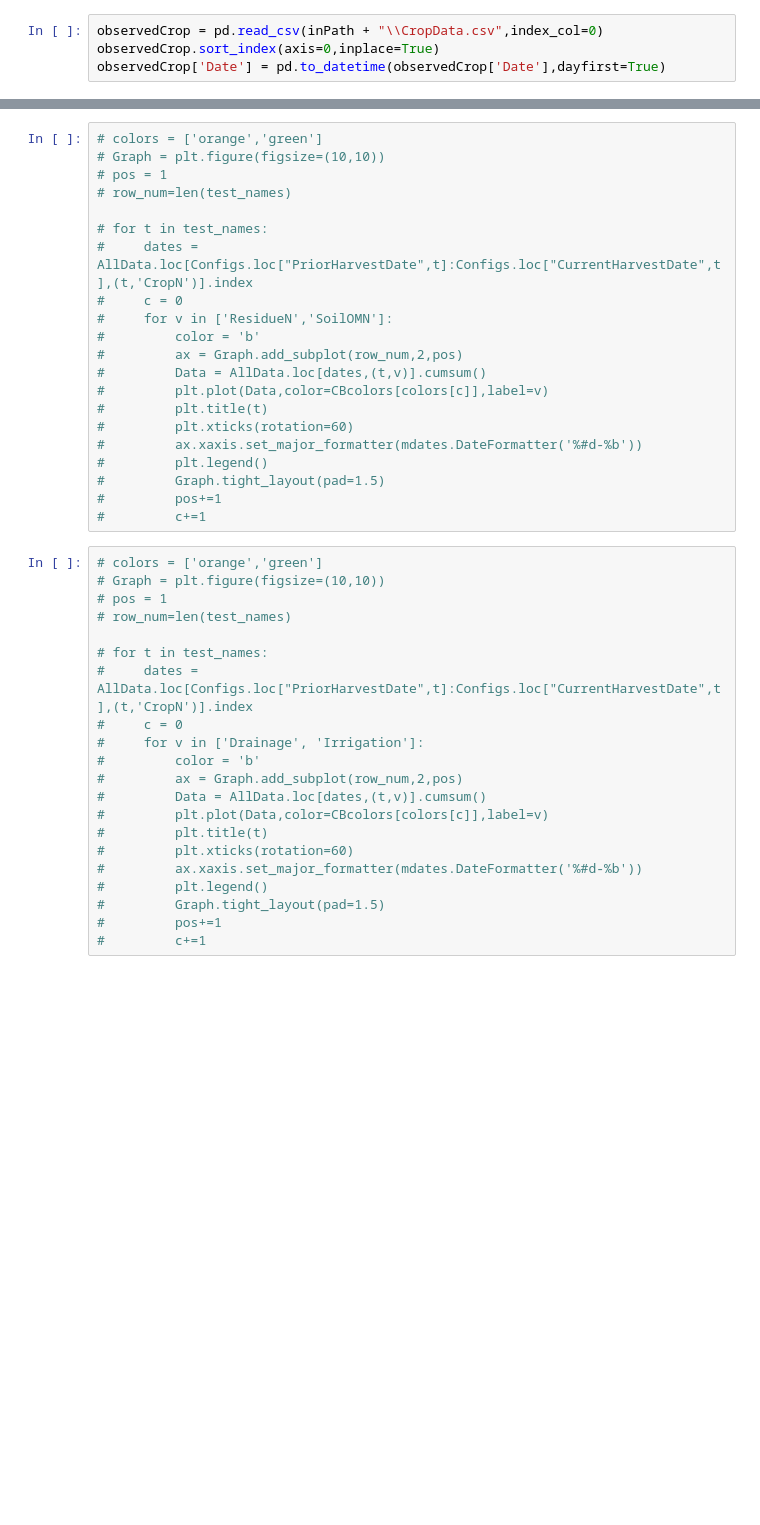
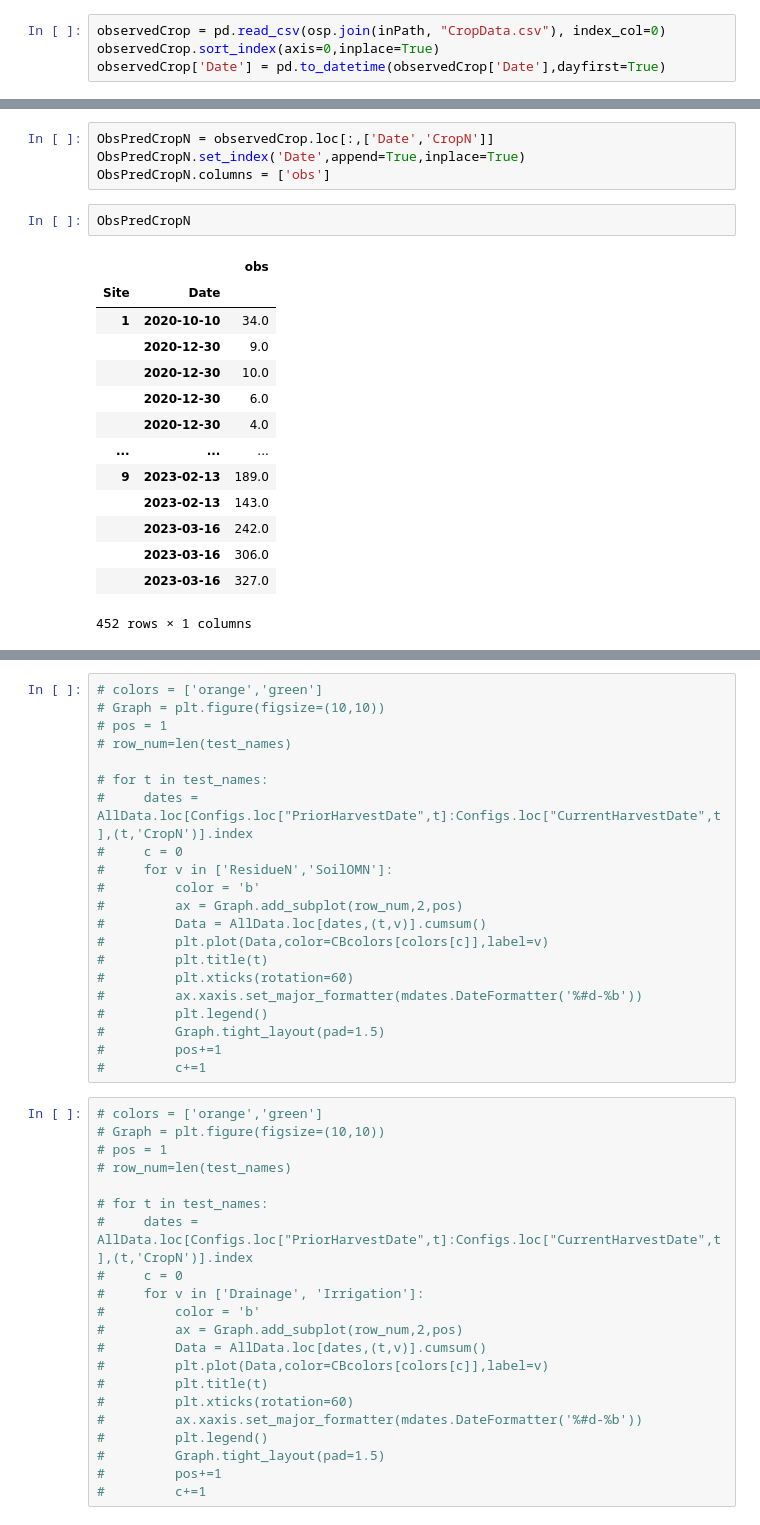
Before and after one commit to Plant-Food-Research-Open/FieldNBalance, a Jupyter notebook: TestGraphs/MakeGraphs/WS2.ipynb, the cells around one changed output, grey strips where cells are left out. Drawn from its saved outputs; the diff is of its cells as text; blank space fills up the shorter version.

```diff
--- a/TestGraphs/MakeGraphs/WS2.ipynb
+++ b/TestGraphs/MakeGraphs/WS2.ipynb
@@ -25,5 +27,5 @@ Configs = pd.read_pickle(inPath+"\\FieldConfigs.pkl")
 # %%
-observedCrop = pd.read_csv(inPath + "\\CropData.csv",index_col=0)
+observedCrop = pd.read_csv(osp.join(inPath, "CropData.csv"), index_col=0)
 observedCrop.sort_index(axis=0,inplace=True)
 observedCrop['Date'] = pd.to_datetime(observedCrop['Date'],dayfirst=True)
 # %%
@@ -49,0 +76,21 @@ AllData.index = pd.to_datetime(AllData.index)
+# %%
+ObsPredCropN = observedCrop.loc[:,['Date','CropN']]
+ObsPredCropN.set_index('Date',append=True,inplace=True)
+ObsPredCropN.columns = ['obs']
+# %%
+ObsPredCropN
+# %% [output]
+|  |  | obs |
+| Site | Date |  |
+| 1 | 2020-10-10 | 34.0 |
+|  | 2020-12-30 | 9.0 |
+|  | 2020-12-30 | 10.0 |
+|  | 2020-12-30 | 6.0 |
+|  | 2020-12-30 | 4.0 |
+| ... | ... | ... |
+| 9 | 2023-02-13 | 189.0 |
+|  | 2023-02-13 | 143.0 |
+|  | 2023-03-16 | 242.0 |
+|  | 2023-03-16 | 306.0 |
+|  | 2023-03-16 | 327.0 |
+452 rows × 1 columns
```
Also changed, not shown: parts of 10 cells of this notebook, 1 other file.
